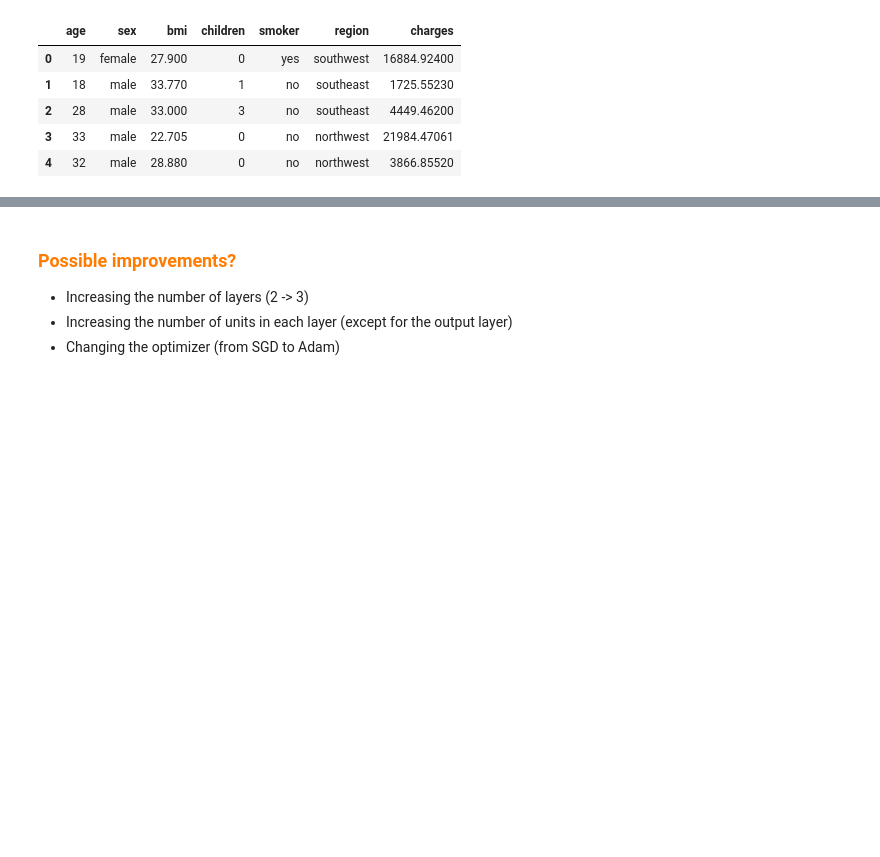
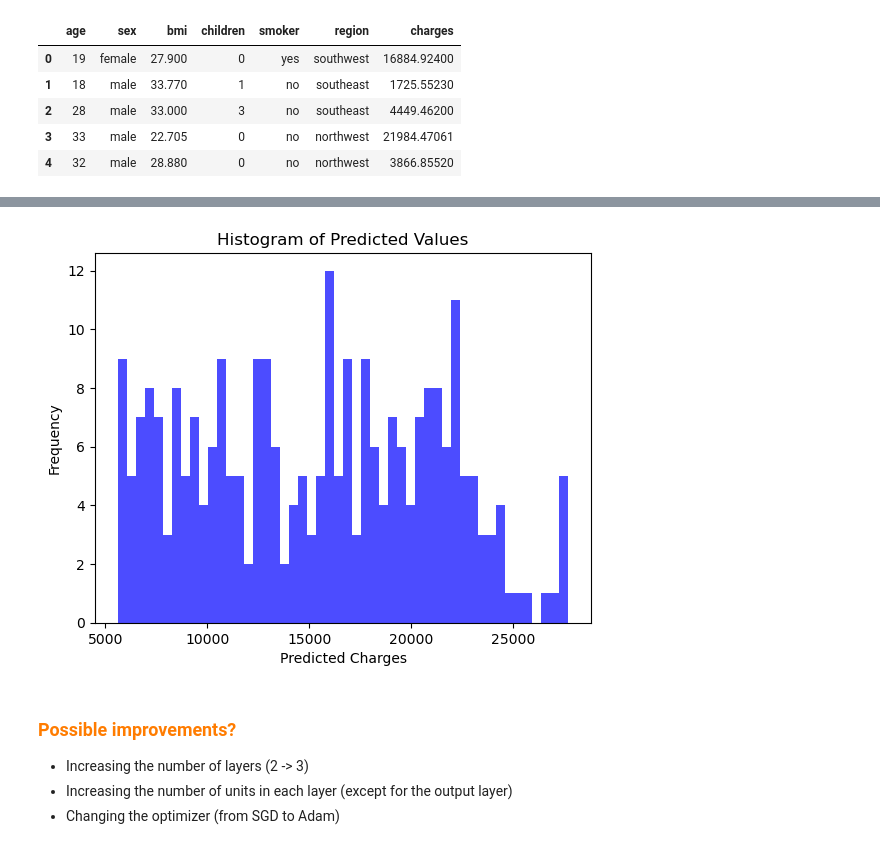
Before and after one commit to jackcolombo4/Tutorials_Deep_Learning, a Jupyter notebook: Tensorflow_tutorials/tensorflow_03_Regression.ipynb, the cells around one changed output, grey strips where cells are left out. Cells and saved outputs as stored; diff of their text form; code cells hidden in the pictures; blank space fills up the shorter version.

```diff
--- a/Tensorflow_tutorials/tensorflow_03_Regression.ipynb
+++ b/Tensorflow_tutorials/tensorflow_03_Regression.ipynb
@@ -660,0 +687,3 @@ insurance_one_hot.head()
+# %%
+insurance_one_hot = pd.get_dummies(insurance, dtype=int)
+insurance_one_hot.head()
@@ -676,7 +731,7 @@ insurance_model = tf.keras.Sequential([
 ### Compile
 insurance_model.compile(loss=tf.keras.losses.mae,
                         optimizer=tf.keras.optimizers.SGD(),
-                        metrics=['mae'])
+                        metrics=['mae','mse'])
 # Train
 insurance_model.fit(X_train, y_train, epochs=100, verbose=0)
 # %% [output]
@@ -688,0 +749,3 @@ insurance_model.evaluate(X_test, y_test)
+# %%
+y_pred = insurance_model.predict(X_test)
+type(y_pred)
@@ -689,3 +755,11 @@ insurance_model.evaluate(X_test, y_test)
+# %%
+plt.hist(y_pred, bins=50, alpha=0.7, color='blue')
+plt.title('Histogram of Predicted Values')
+plt.xlabel('Predicted Charges')
+plt.ylabel('Frequency')
+plt.show()
+# %% [output]
+[figure, added]
 # %% [markdown]
 <div style="line-height:0.64">
 <h3 style="color:#FF7C00  "> Possible  improvements? </h3>
```
Also changed, not shown: parts of 14 cells of this notebook, 3 other files.
